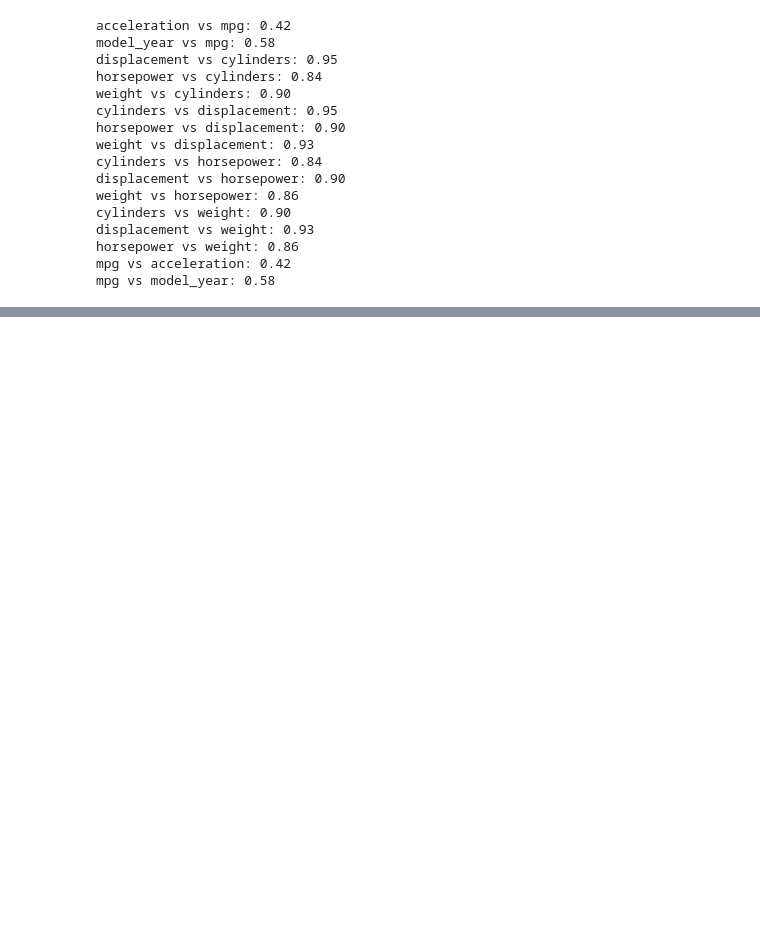
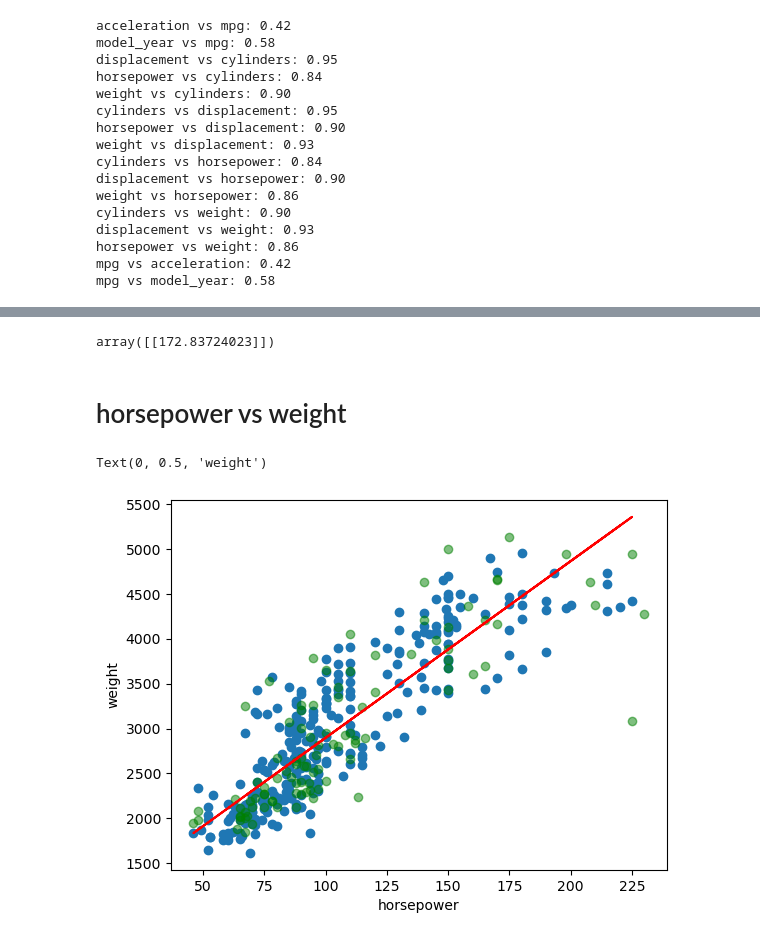
Before and after one commit to manishkumarmj/100_days_ml, a Jupyter notebook: ML_X/2_ML_algorithm/C_50_linear_regression/s_Auto_mpg.ipynb, the cells around one changed output, grey strips where cells are left out. Saved outputs shown, nothing was run; the diff lists cells and outputs as text; code cells hidden in the pictures; blank space fills up the shorter version.

```diff
--- a/ML_X/2_ML_algorithm/C_50_linear_regression/s_Auto_mpg.ipynb
+++ b/ML_X/2_ML_algorithm/C_50_linear_regression/s_Auto_mpg.ipynb
@@ -47,0 +161,3 @@ mpg vs model_year: 0.58
+# %%
+X = df.iloc[:,4:5]
+y = df.iloc[:,3:4]
@@ -47,0 +196,3 @@ mpg vs model_year: 0.58
+# %%
+from sklearn.model_selection import train_test_split
+X_train, X_test,y_train, y_test = train_test_split(X,y,test_size=0.2,random_state=2)
@@ -47,0 +201,4 @@ mpg vs model_year: 0.58
+# %%
+lr = LinearRegression()
+# %%
+lr.fit(X_train,y_train)
@@ -47,0 +253,23 @@ mpg vs model_year: 0.58
+# %%
+lr.predict(X_test.iloc[0].values.reshape(1,1))
+# %% [output]
+array([[172.83724023]])
+# %% [markdown]
+#  horsepower vs  weight
+# %%
+# Your X is horsepower, y is weight
+X = df[['horsepower']]  # 2D
+y = df['weight']
+
+X_train, X_test, y_train, y_test = train_test_split(X, y)
+lr.fit(X_train, y_train)
+
+# Plot
+plt.scatter(X_train, y_train)  # actual
+plt.scatter(X_test, y_test, color='green', alpha=0.5)  # optional test
+plt.plot(X_train, lr.predict(X_train), color='red')  # X_train is horsepower values
+plt.xlabel('horsepower')
+plt.ylabel('weight')
+# %% [output]
+Text(0, 0.5, 'weight')
+[figure, added]
```
Also changed, not shown: parts of 15 cells of this notebook.
